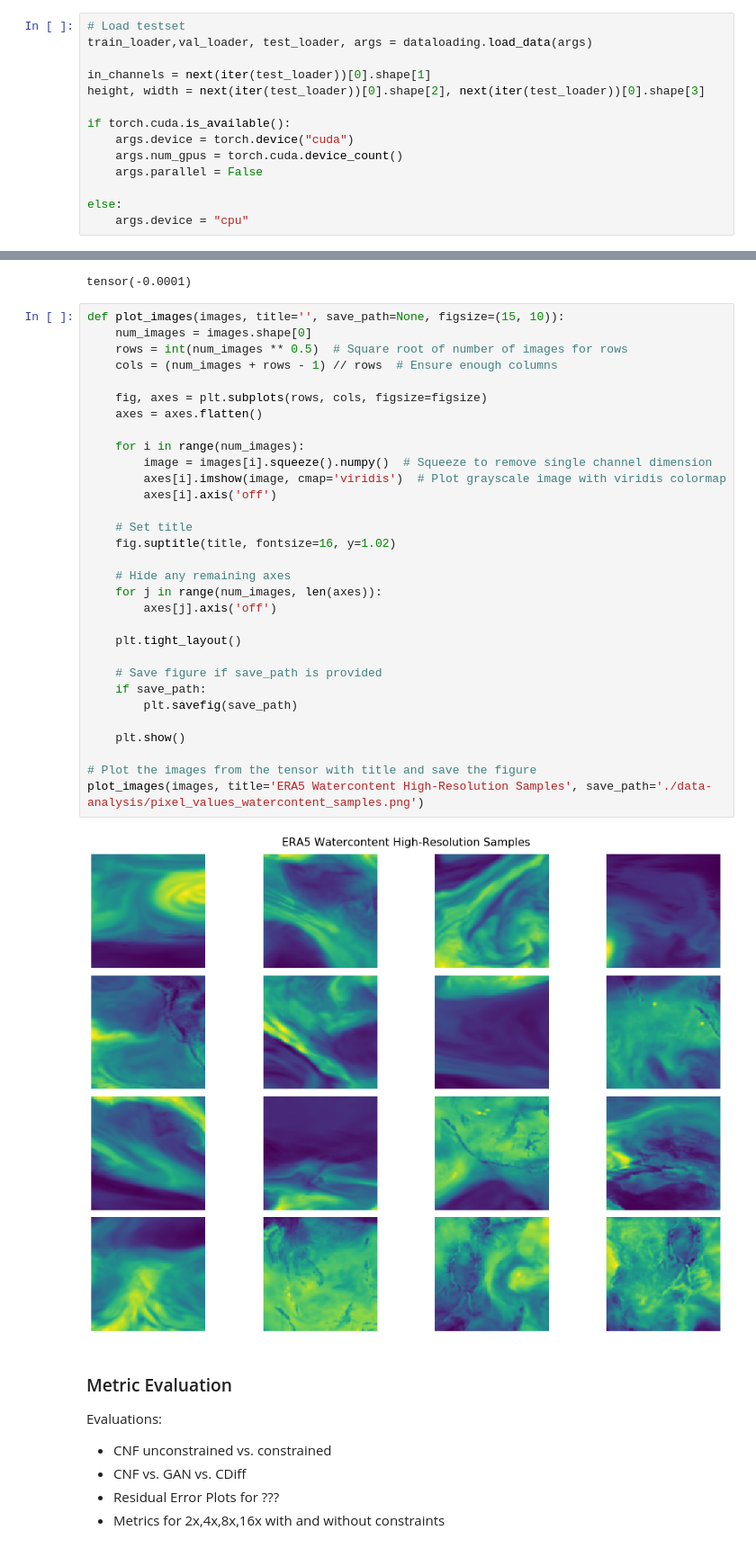
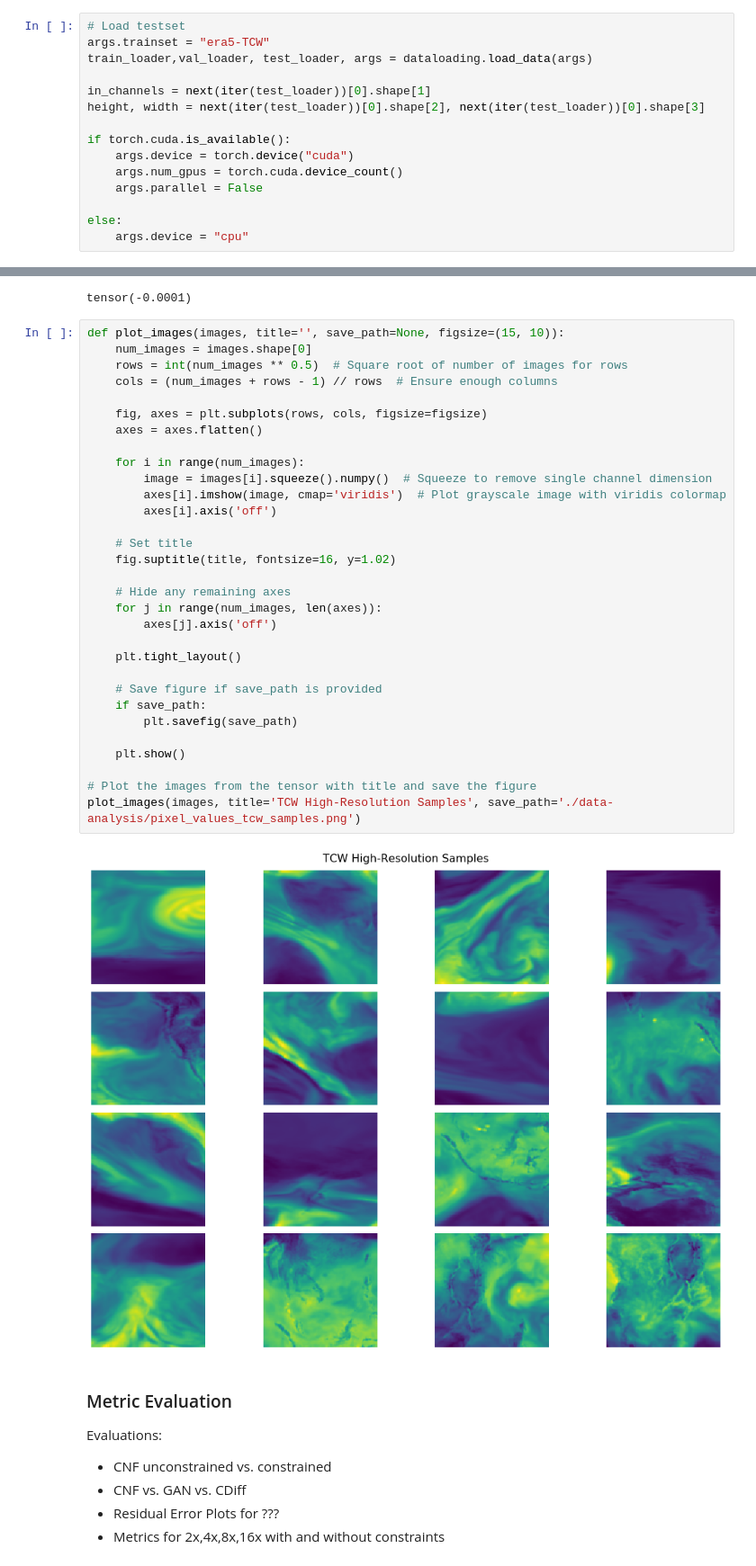
Before and after one commit to christina-winkler/clim-var-ds-cnf, a Jupyter notebook: data_analysis_bicubic_baseline.ipynb, the cells around one changed output, grey strips where cells are left out. Shown at 90% size. Cells and saved outputs as stored; diff of their text form.

```diff
--- a/data_analysis_bicubic_baseline.ipynb
+++ b/data_analysis_bicubic_baseline.ipynb
@@ -98,5 +98,6 @@ GPUs avail: 1
 # %%
 # Load testset
+args.trainset = "era5-TCW"
 train_loader,val_loader, test_loader, args = dataloading.load_data(args)
 
 in_channels = next(iter(test_loader))[0].shape[1]
@@ -233,35 +234,35 @@ tensor(-0.0001)
 def plot_images(images, title='', save_path=None, figsize=(15, 10)):
     num_images = images.shape[0]
     rows = int(num_images ** 0.5)  # Square root of number of images for rows
     cols = (num_images + rows - 1) // rows  # Ensure enough columns
 
     fig, axes = plt.subplots(rows, cols, figsize=figsize)
     axes = axes.flatten()
 
     for i in range(num_images):
         image = images[i].squeeze().numpy()  # Squeeze to remove single channel dimension
         axes[i].imshow(image, cmap='viridis')  # Plot grayscale image with viridis colormap
         axes[i].axis('off')
 
     # Set title
     fig.suptitle(title, fontsize=16, y=1.02)
 
     # Hide any remaining axes
     for j in range(num_images, len(axes)):
         axes[j].axis('off')
 
     plt.tight_layout()
 
     # Save figure if save_path is provided
     if save_path:
         plt.savefig(save_path)
 
     plt.show()
 
 # Plot the images from the tensor with title and save the figure
-plot_images(images, title='ERA5 Watercontent High-Resolution Samples', save_path='./data-analysis/pixel_values_watercontent_samples.png')
+plot_images(images, title='TCW High-Resolution Samples', save_path='./data-analysis/pixel_values_tcw_samples.png')
 # %% [output]
-[figure, old version]
+[figure, new version]
 # %% [markdown]
 ### Metric Evaluation
 Evaluations:
```
Also changed, not shown: parts of 10 cells of this notebook, 8 other files.
